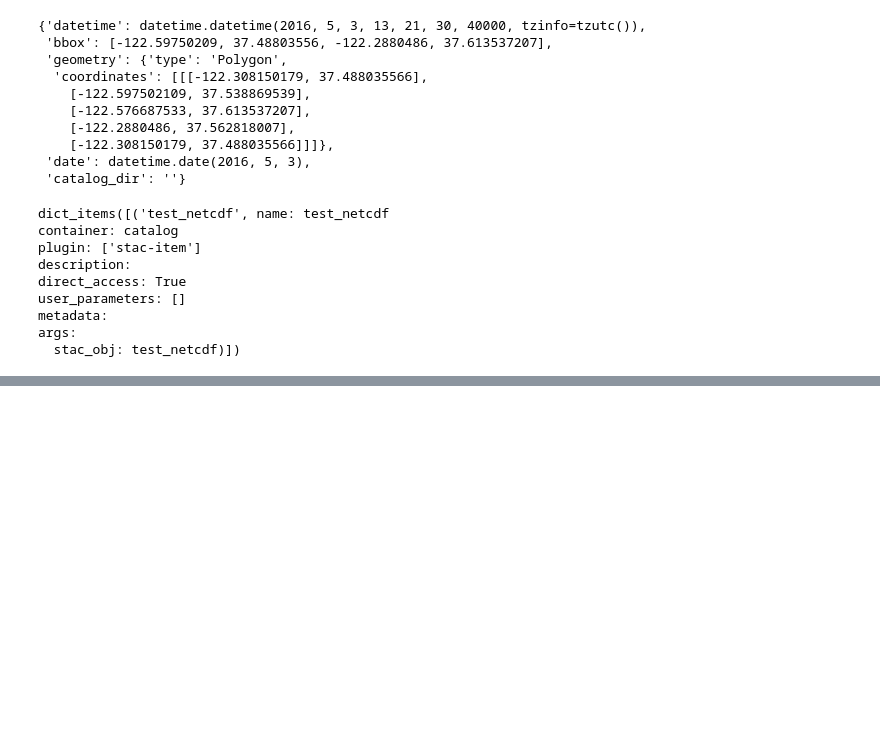
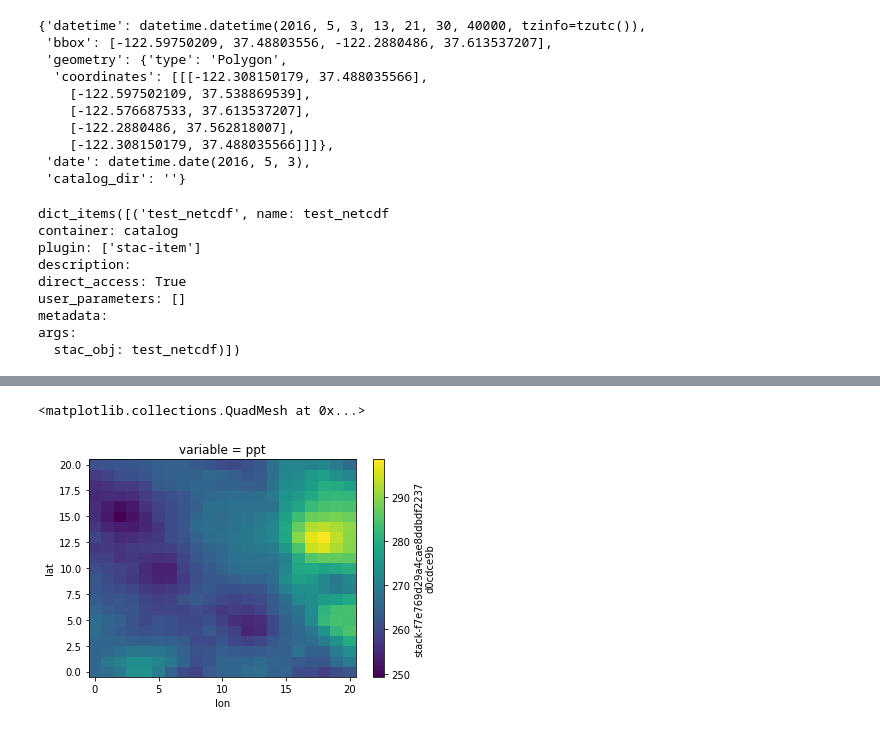
Before and after one commit to wdwatkins/cloud_gdp_sandbox, a Jupyter notebook: stac_sandbox.ipynb, the cells around one changed output, grey strips where cells are left out. Cells and saved outputs as stored; diff of their text form; code cells hidden in the pictures; blank space fills up the shorter version.

```diff
--- a/stac_sandbox.ipynb
+++ b/stac_sandbox.ipynb
@@ -76,0 +157,5 @@ timestep.plot()
+# %%
+item = local_cat['test_netcdf']['test_netcdf']
+# %%
+dask_item = item.to_dask()
+dask_item
@@ -76,0 +180,6 @@ timestep.plot()
+# %%
+local_timestep = dask_item.isel(time=11).to_array()
+local_timestep.plot()
+# %% [output]
+<matplotlib.collections.QuadMesh at 0x...>
+[figure, added]
```
Also changed, not shown: parts of 24 cells of this notebook.
